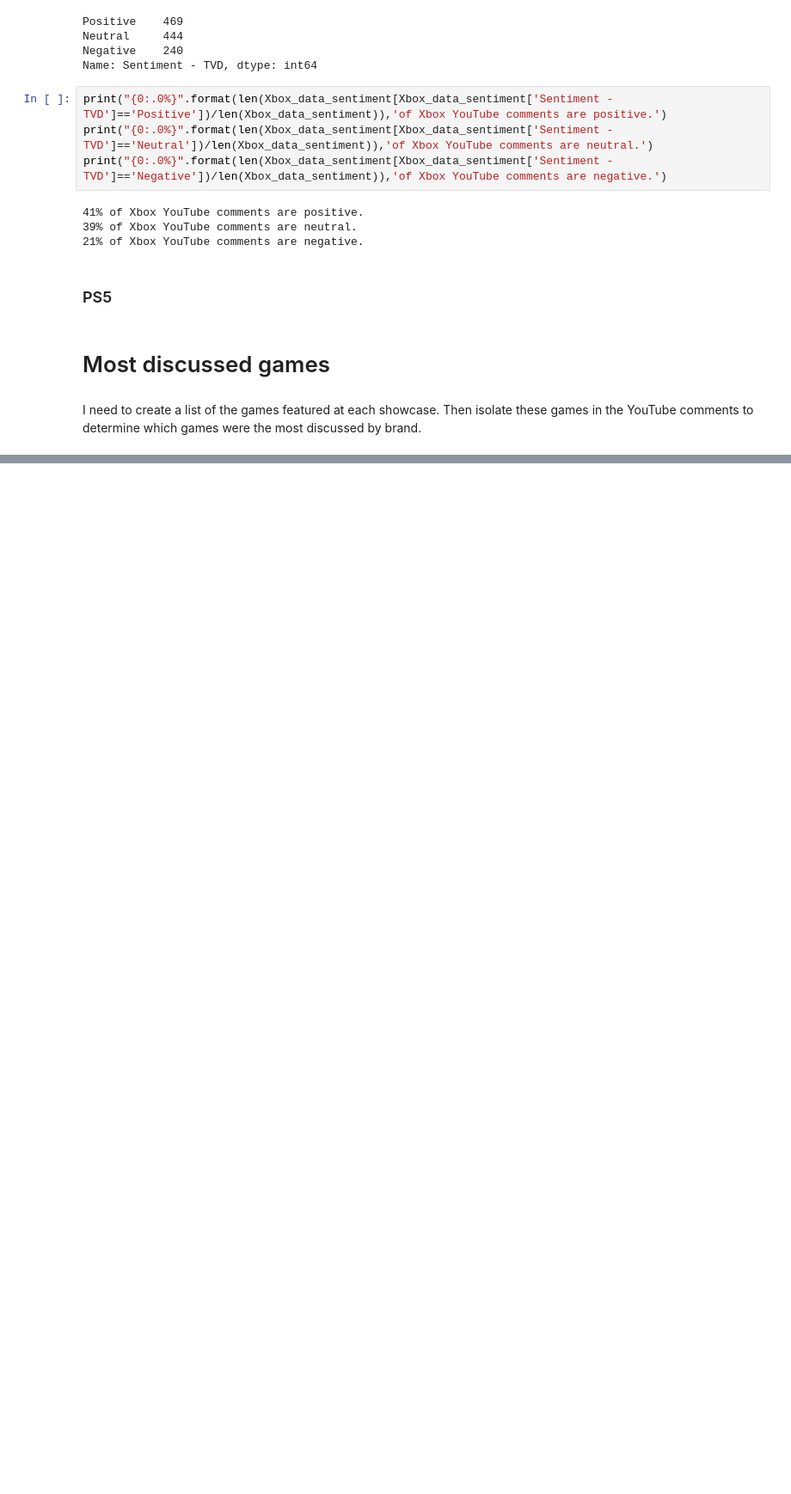
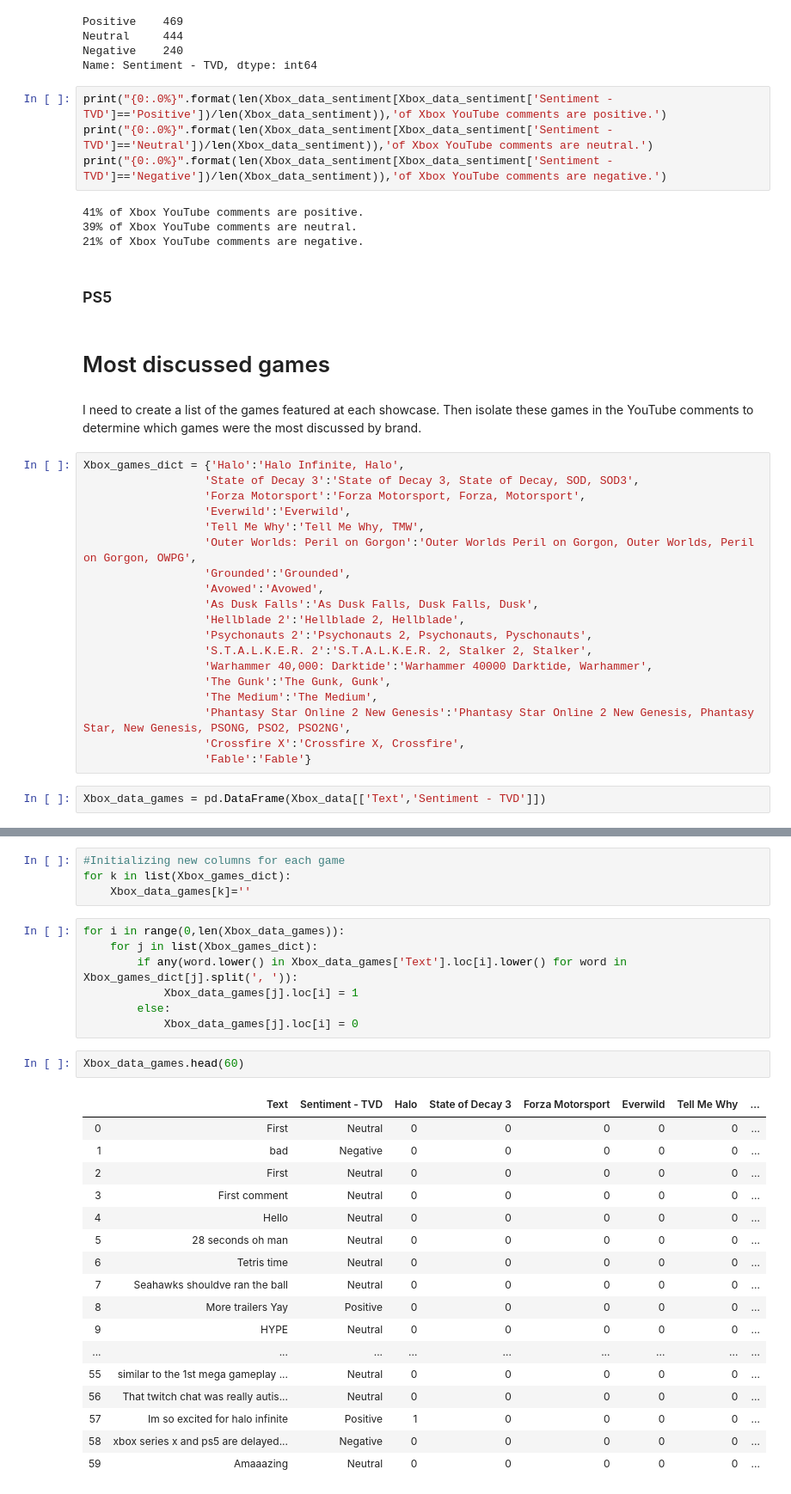
Before and after one commit to SalimAmarti/PS5_vs_XboxSeriesX, a Jupyter notebook: PS5 vs. Xbox Series X.ipynb, the cells around one changed output, grey strips where cells are left out. Shown: that part at 86% size. Saved outputs shown, nothing was run; the diff lists cells and outputs as text; blank space fills up the shorter version.

Commit message:
most discussed games

```diff
--- a/PS5 vs. Xbox Series X.ipynb
+++ b/PS5 vs. Xbox Series X.ipynb
@@ -473,3 +459,24 @@ print("{0:.0%}".format(len(Xbox_data_sentiment[Xbox_data_sentiment['Sentiment -
 # Most discussed games
 # %% [markdown]
 I need to create a list of the games featured at each showcase. Then isolate these games in the YouTube comments to determine which games were the most discussed by brand.
+# %%
+Xbox_games_dict = {'Halo':'Halo Infinite, Halo',
+                  'State of Decay 3':'State of Decay 3, State of Decay, SOD, SOD3',
+                  'Forza Motorsport':'Forza Motorsport, Forza, Motorsport',
+                  'Everwild':'Everwild',
+                  'Tell Me Why':'Tell Me Why, TMW',
+                  'Outer Worlds: Peril on Gorgon':'Outer Worlds Peril on Gorgon, Outer Worlds, Peril on Gorgon, OWPG',
+                  'Grounded':'Grounded',
+                  'Avowed':'Avowed',
+                  'As Dusk Falls':'As Dusk Falls, Dusk Falls, Dusk',
+                  'Hellblade 2':'Hellblade 2, Hellblade',
+                  'Psychonauts 2':'Psychonauts 2, Psychonauts, Pyschonauts',
+                  'S.T.A.L.K.E.R. 2':'S.T.A.L.K.E.R. 2, Stalker 2, Stalker',
+                  'Warhammer 40,000: Darktide':'Warhammer 40000 Darktide, Warhammer',
+                  'The Gunk':'The Gunk, Gunk',
+                  'The Medium':'The Medium',
+                  'Phantasy Star Online 2 New Genesis':'Phantasy Star Online 2 New Genesis, Phantasy Star, New Genesis, PSONG, PSO2, PSO2NG',
+                  'Crossfire X':'Crossfire X, Crossfire',
+                  'Fable':'Fable'}
+# %%
+Xbox_data_games = pd.DataFrame(Xbox_data[['Text','Sentiment - TVD']])
@@ -475,0 +499,31 @@ I need to create a list of the games featured at each showcase. Then isolate the
+# %%
+#Initializing new columns for each game
+for k in list(Xbox_games_dict):
+    Xbox_data_games[k]=''
+# %%
+for i in range(0,len(Xbox_data_games)):
+    for j in list(Xbox_games_dict):
+        if any(word.lower() in Xbox_data_games['Text'].loc[i].lower() for word in Xbox_games_dict[j].split(', ')):
+            Xbox_data_games[j].loc[i] = 1
+        else:
+            Xbox_data_games[j].loc[i] = 0
+# %%
+Xbox_data_games.head(60)
+# %% [output]
+|  | Text | Sentiment - TVD | Halo | State of Decay 3 | Forza Motorsport | Everwild | Tell Me Why | ... |
+| 0 | First | Neutral | 0 | 0 | 0 | 0 | 0 | ... |
+| 1 | bad | Negative | 0 | 0 | 0 | 0 | 0 | ... |
+| 2 | First | Neutral | 0 | 0 | 0 | 0 | 0 | ... |
+| 3 | First comment | Neutral | 0 | 0 | 0 | 0 | 0 | ... |
+| 4 | Hello | Neutral | 0 | 0 | 0 | 0 | 0 | ... |
+| 5 | 28 seconds oh man | Neutral | 0 | 0 | 0 | 0 | 0 | ... |
+| 6 | Tetris time | Neutral | 0 | 0 | 0 | 0 | 0 | ... |
+| 7 | Seahawks shouldve ran the ball | Neutral | 0 | 0 | 0 | 0 | 0 | ... |
+| 8 | More trailers Yay | Positive | 0 | 0 | 0 | 0 | 0 | ... |
+| 9 | HYPE | Neutral | 0 | 0 | 0 | 0 | 0 | ... |
+| ... | ... | ... | ... | ... | ... | ... | ... | ... |
+| 55 | similar to the 1st mega gameplay ... | Neutral | 0 | 0 | 0 | 0 | 0 | ... |
+| 56 | That twitch chat was really autis... | Neutral | 0 | 0 | 0 | 0 | 0 | ... |
+| 57 | Im so excited for halo infinite | Positive | 1 | 0 | 0 | 0 | 0 | ... |
+| 58 | xbox series x and ps5 are delayed... | Negative | 0 | 0 | 0 | 0 | 0 | ... |
+| 59 | Amaaazing | Neutral | 0 | 0 | 0 | 0 | 0 | ... |
```
Also changed, not shown: parts of 13 cells of this notebook.
